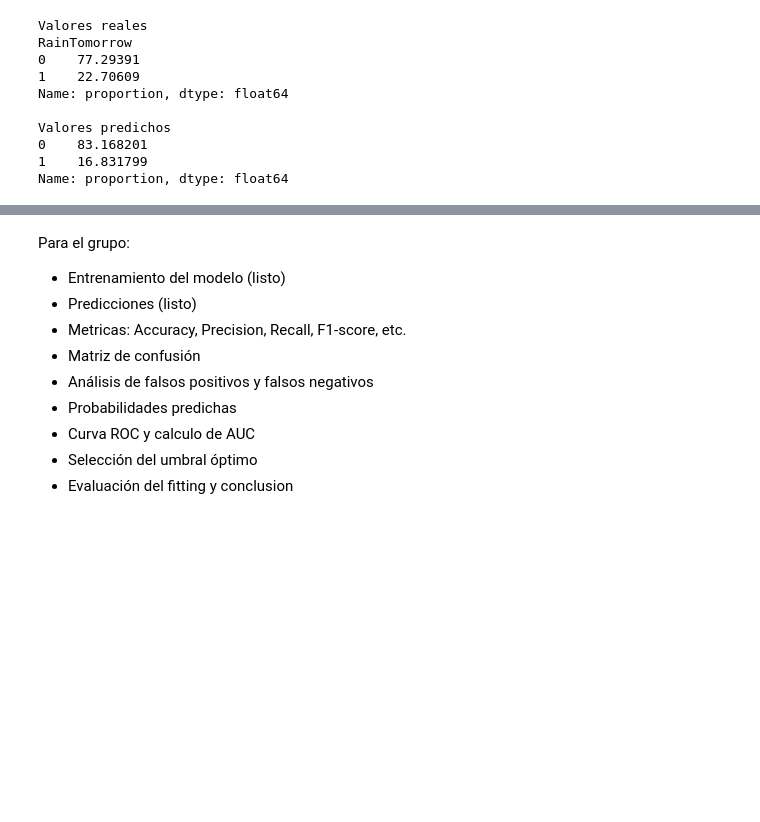
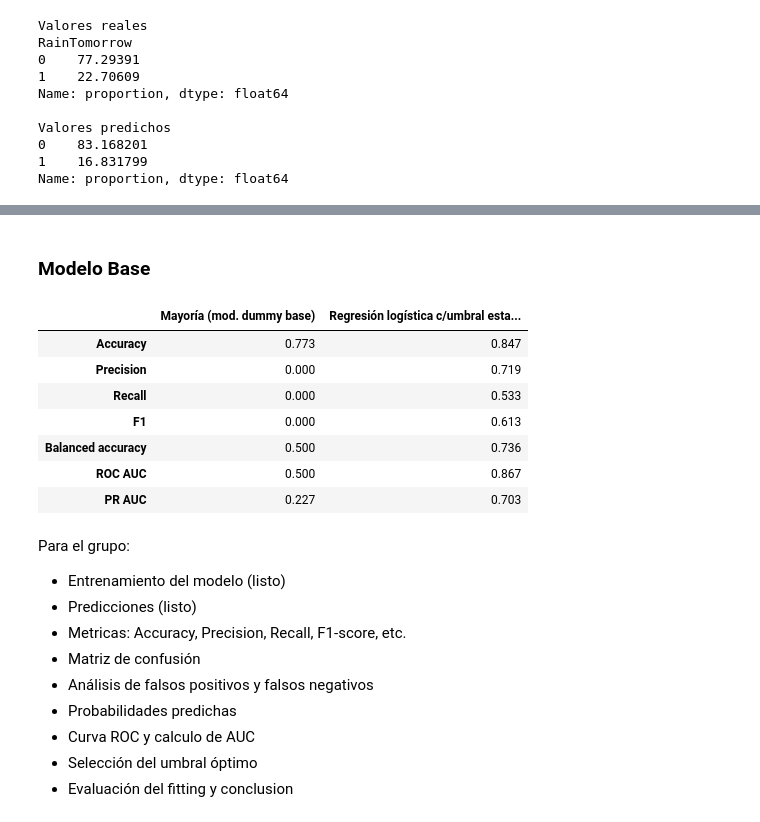
Before and after one commit to AlvaTF/TP-AA1-Ruiz-Toledo-Mendoza, a Jupyter notebook: TP_2/TP_clasificacion_AA1.ipynb, the cells around one changed output, grey strips where cells are left out. Drawn from its saved outputs; the diff is of its cells as text; code cells hidden in the pictures; blank space fills up the shorter version.

```diff
--- a/TP_2/TP_clasificacion_AA1.ipynb
+++ b/TP_2/TP_clasificacion_AA1.ipynb
@@ -1031,0 +1131,2 @@ Name: proportion, dtype: float64
+# %% [markdown]
+### Modelo Base
@@ -1032,3 +1135,24 @@ Name: proportion, dtype: float64
+# %%
+# Modelo base: siempre predice la clase mayoritaria ("no llueve")
+dummy = DummyClassifier(strategy="most_frequent").fit(X_train, y_train)
+y_pred_dummy = dummy.predict(X_test)
+y_prob_dummy = dummy.predict_proba(X_test)[:, 1]
+# %%
+metricas_base = pd.DataFrame({
+    "Mayoría (mod. dummy base)": calcular_metricas(y_test, y_pred_dummy, y_prob_dummy),
+    "Regresión logística c/umbral estandar": calcular_metricas(y_test, y_pred, y_prob),
+}).round(3)
+
+display(metricas_base)
+# %% [output]
+|  | Mayoría (mod. dummy base) | Regresión logística c/umbral esta... |
+| Accuracy | 0.773 | 0.847 |
+| Precision | 0.000 | 0.719 |
+| Recall | 0.000 | 0.533 |
+| F1 | 0.000 | 0.613 |
+| Balanced accuracy | 0.500 | 0.736 |
+| ROC AUC | 0.500 | 0.867 |
+| PR AUC | 0.227 | 0.703 |
 # %% [markdown]
 Para el grupo:
 - Entrenamiento del modelo (listo)
```
Also changed, not shown: parts of 20 cells of this notebook.
